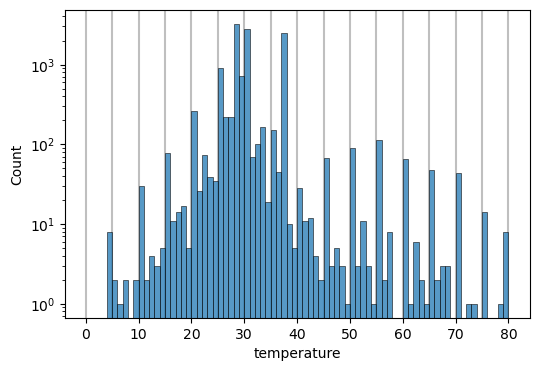
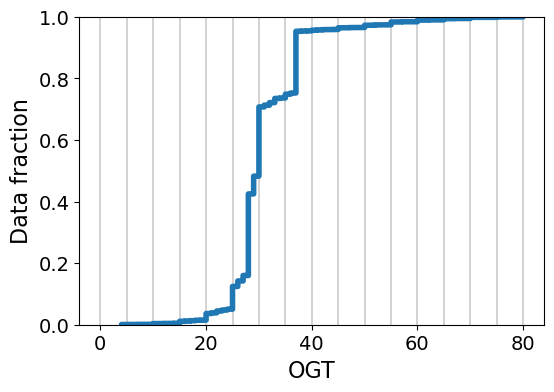
Unified diff of the notebook cell whose output changed from the first chart to the second:
--- before
+++ after
@@ -1,6 +1,9 @@
 # plot of distribution of temperatures
 fig, ax = plt.subplots(figsize=(6, 4))
-sns.histplot(melnikov['temperature'], bins=np.linspace(0, 80, 81))
+sns.ecdfplot(melnikov['temperature'], linewidth=4) #, bins=np.linspace(0, 80, 81), linewidth=0)
 for i in range(0, 85, 5):
-    ax.axvline(i, color='gray', zorder=0, alpha=0.5)
-ax.set_yscale('log')
+    ax.axvline(i, color='k', zorder=0, alpha=1, linewidth=0.25)
+# ax.set_yscale('log')
+ax.set_ylabel('Data fraction', fontsize=16)
+ax.set_xlabel('OGT', fontsize=16)
+plt.tick_params(labelsize=14)

Commit: reorganization updates